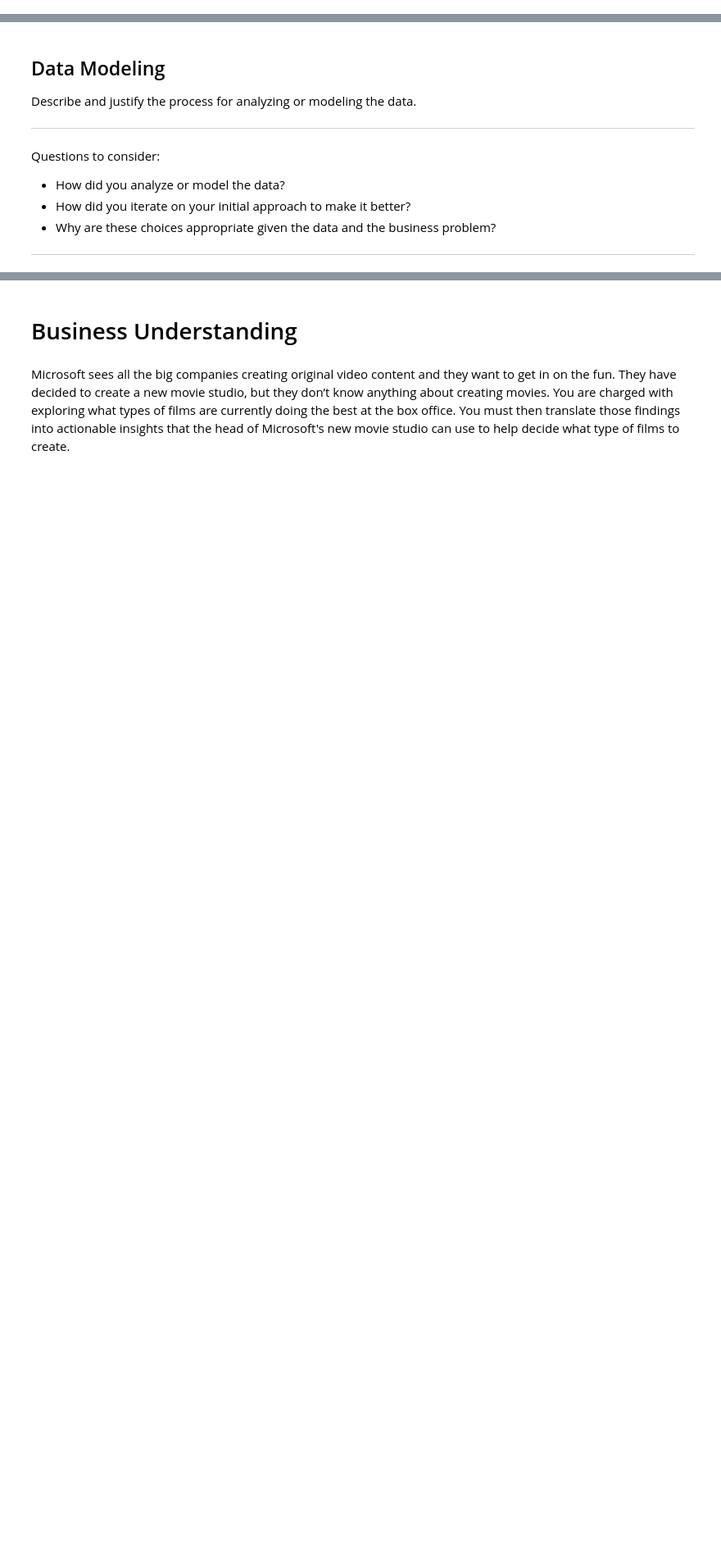
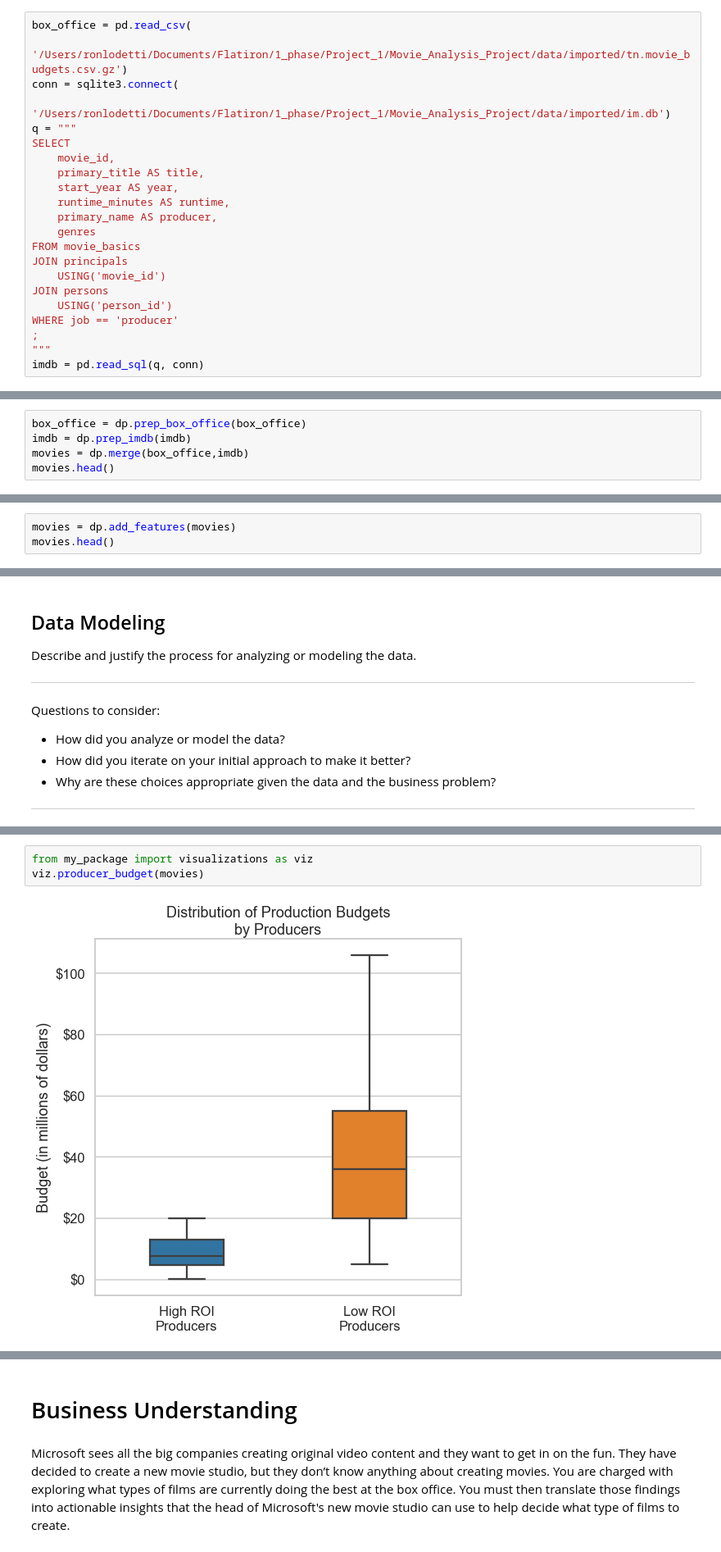
Before and after one commit to rlodetti/Microsoft_Movie_Project, a Jupyter notebook: Published.ipynb, the cells around one changed output, grey strips where cells are left out. Shown at 82% size. Drawn from its saved outputs; the diff is of its cells as text; blank space fills up the shorter version.

```diff
--- a/Published.ipynb
+++ b/Published.ipynb
@@ -74,0 +53,22 @@ memory usage: 271.2+ KB
+# %%
+box_office = pd.read_csv(
+    '/Users/ronlodetti/Documents/Flatiron/1_phase/Project_1/Movie_Analysis_Project/data/imported/tn.movie_budgets.csv.gz')
+conn = sqlite3.connect(
+    '/Users/ronlodetti/Documents/Flatiron/1_phase/Project_1/Movie_Analysis_Project/data/imported/im.db')
+q = """
+SELECT
+    movie_id,
+    primary_title AS title,
+    start_year AS year,
+    runtime_minutes AS runtime,
+    primary_name AS producer,
+    genres
+FROM movie_basics
+JOIN principals
+    USING('movie_id')
+JOIN persons
+    USING('person_id')
+WHERE job == 'producer'
+;
+"""
+imdb = pd.read_sql(q, conn)
@@ -107,0 +109,5 @@ full_dataset = dc.full_clean()
+# %%
+box_office = dp.prep_box_office(box_office)
+imdb = dp.prep_imdb(imdb)
+movies = dp.merge(box_office,imdb)
+movies.head()
@@ -107,0 +125,3 @@ full_dataset = dc.full_clean()
+# %%
+movies = dp.add_features(movies)
+movies.head()
@@ -119,0 +145,5 @@ Questions to consider:
+# %%
+from my_package import visualizations as viz
+viz.producer_budget(movies)
+# %% [output]
+[figure, added]
```
Also changed, not shown: parts of 19 cells of this notebook, 9 other files.
